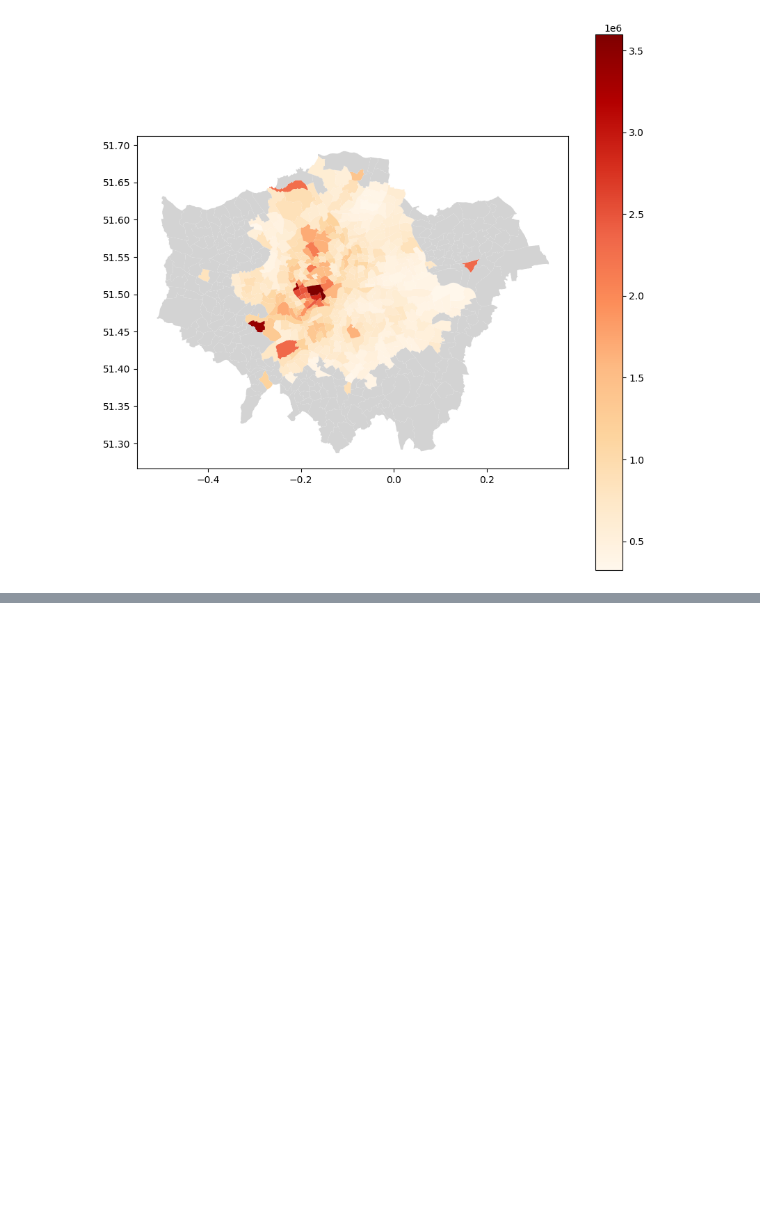
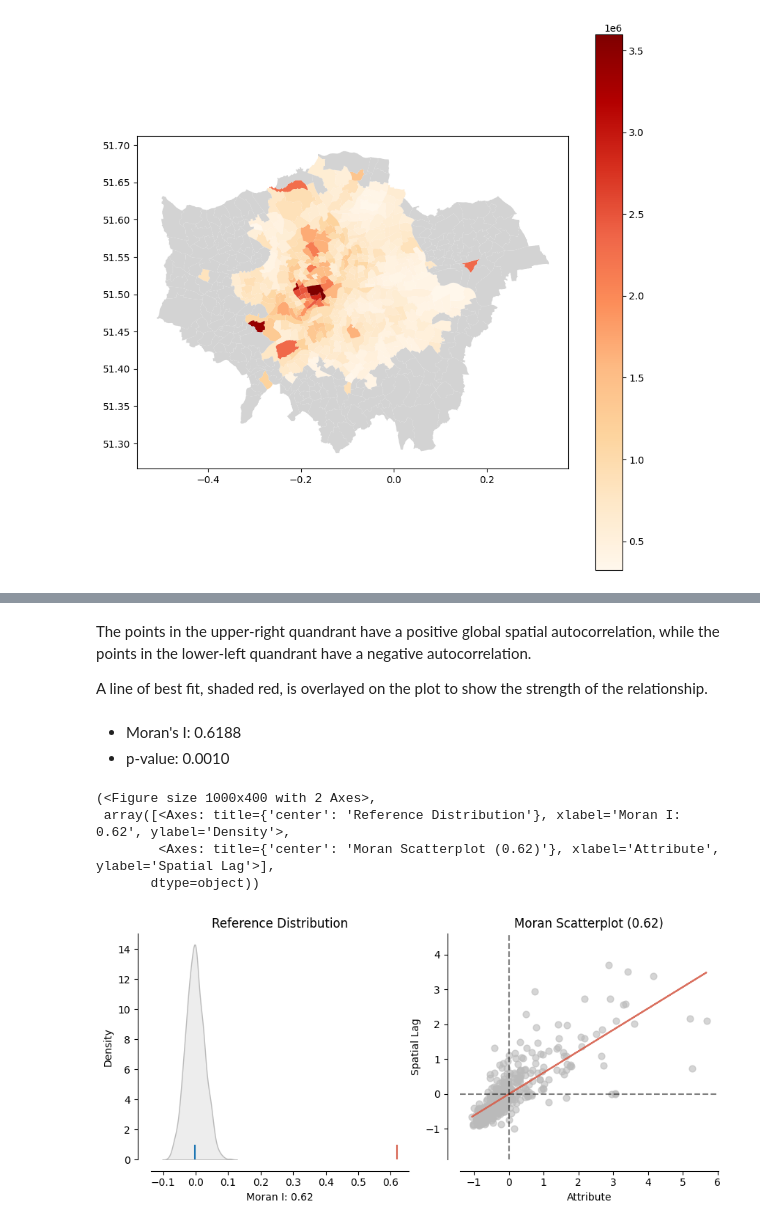
Before and after one commit to anhphuongnguyenquynh/geospatial-data-science-labs, a Jupyter notebook: london_house_project/london_house_price.ipynb, the cells around one changed output, grey strips where cells are left out. Cells and saved outputs as stored; diff of their text form; code cells hidden in the pictures; blank space fills up the shorter version.

```diff
--- a/london_house_project/london_house_price.ipynb
+++ b/london_house_project/london_house_price.ipynb
@@ -106,3 +157,6 @@ boroughs_price.plot(
 # %% [output]
 <Axes: >
 [figure]
+# %%
+# Drop missing values
+boroughs_price_clean = boroughs_price.dropna(subset=["sale_price"])
@@ -108,0 +222,23 @@ boroughs_price.plot(
+# %% [markdown]
+The points in the upper-right quandrant have a positive global spatial autocorrelation, while the points in the lower-left quandrant have a negative autocorrelation.
+
+A line of best fit, shaded red, is overlayed on the plot to show the strength of the relationship.
+# %%
+# Calculate Moran's I statistic
+moran_stats = esda.Moran(boroughs_price_clean['sale_price'], w)
+display(Markdown(f"""
+- Moran's I: {moran_stats.I:.4f}
+- p-value: {moran_stats.p_sim:.4f}
+"""))
+# %% [output]
+
+- Moran's I: 0.6188
+- p-value: 0.0010
+# %%
+plot_moran(moran_stats)
+# %% [output]
+(<Figure size 1000x400 with 2 Axes>,
+ array([<Axes: title={'center': 'Reference Distribution'}, xlabel='Moran I: 0.62', ylabel='Density'>,
+        <Axes: title={'center': 'Moran Scatterplot (0.62)'}, xlabel='Attribute', ylabel='Spatial Lag'>],
+       dtype=object))
+[figure, added]
```
Also changed, not shown: parts of 28 cells of this notebook.
